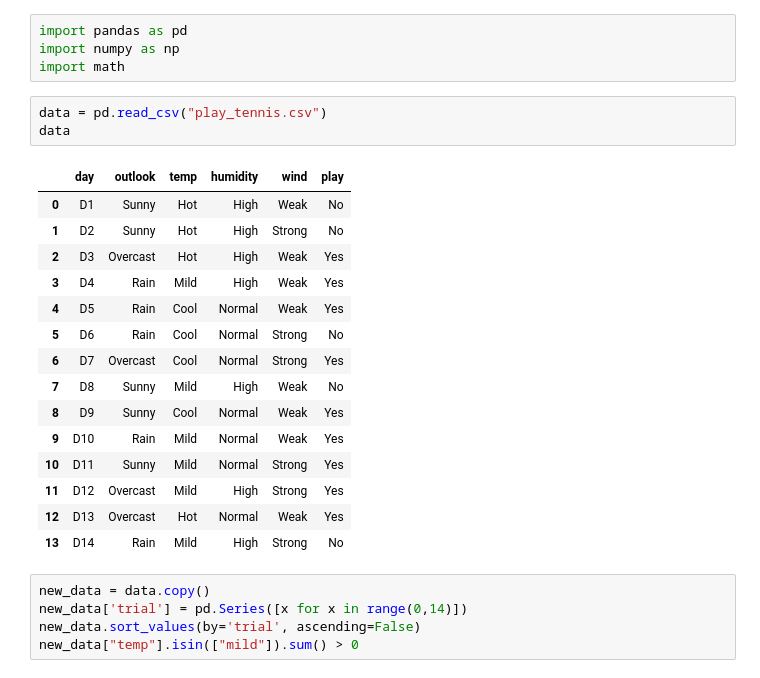
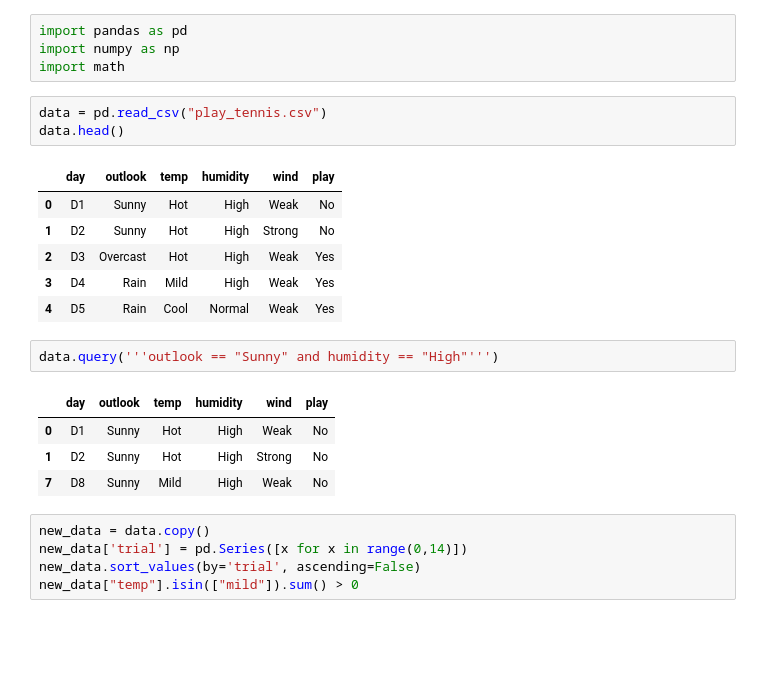
Before and after one commit to ardyh/ml-from-scratch-python, a Jupyter notebook: tubes-1b/trial_kernel.ipynb, the cells around one changed output. Cells and saved outputs as stored; diff of their text form; blank space fills up the shorter version.

```diff
--- a/tubes-1b/trial_kernel.ipynb
+++ b/tubes-1b/trial_kernel.ipynb
@@ -30,23 +30,21 @@ import numpy as np
 import math
 # %%
 data = pd.read_csv("play_tennis.csv")
-data
+data.head()
 # %% [output]
 |  | day | outlook | temp | humidity | wind | play |
 | 0 | D1 | Sunny | Hot | High | Weak | No |
 | 1 | D2 | Sunny | Hot | High | Strong | No |
 | 2 | D3 | Overcast | Hot | High | Weak | Yes |
 | 3 | D4 | Rain | Mild | High | Weak | Yes |
 | 4 | D5 | Rain | Cool | Normal | Weak | Yes |
-| 5 | D6 | Rain | Cool | Normal | Strong | No |
-| 6 | D7 | Overcast | Cool | Normal | Strong | Yes |
-| 7 | D8 | Sunny | Mild | High | Weak | No |
-| 8 | D9 | Sunny | Cool | Normal | Weak | Yes |
-| 9 | D10 | Rain | Mild | Normal | Weak | Yes |
-| 10 | D11 | Sunny | Mild | Normal | Strong | Yes |
-| 11 | D12 | Overcast | Mild | High | Strong | Yes |
-| 12 | D13 | Overcast | Hot | Normal | Weak | Yes |
-| 13 | D14 | Rain | Mild | High | Strong | No |
+# %%
+data.query('''outlook == "Sunny" and humidity == "High"''')
+# %% [output]
+|  | day | outlook | temp | humidity | wind | play |
+| 0 | D1 | Sunny | Hot | High | Weak | No |
+| 1 | D2 | Sunny | Hot | High | Strong | No |
+| 7 | D8 | Sunny | Mild | High | Weak | No |
 # %%
 new_data = data.copy()
 new_data['trial'] = pd.Series([x for x in range(0,14)])
```
Also changed, not shown: parts of 2 cells of this notebook.
